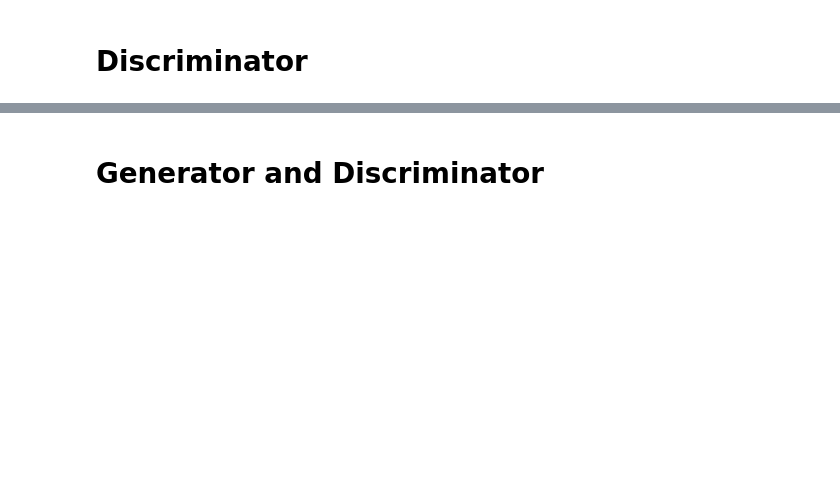
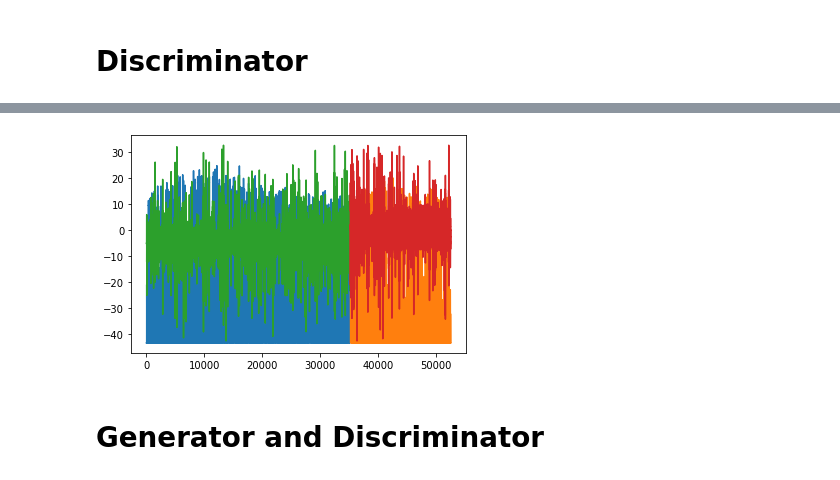
Before and after one commit to sone23/project, a Jupyter notebook: GAN.ipynb, the cells around one changed output, grey strips where cells are left out. Cells and saved outputs as stored; diff of their text form; code cells hidden in the pictures; blank space fills up the shorter version.

```diff
--- a/GAN.ipynb
+++ b/GAN.ipynb
@@ -155,27 +244,28 @@ def disc_results(testPredict, trainY, testY, disc_testPredict):
 # %%
-# trainPredictPlot = numpy.empty_like(dataset)
-# trainPredictPlot[:, :] = numpy.nan
-# trainPredictPlot[look_back:len(trainPredict)+look_back, :] = trainPredict
+trainPredictPlot = numpy.empty_like(dataset)
+trainPredictPlot[:, :] = numpy.nan
+trainPredictPlot[look_back:len(trainPredict)+look_back, :] = trainPredict
 
-# trainGenPlot = numpy.empty_like(dataset)
-# trainGenPlot[:, :] = numpy.nan
-# trainGenPlot[look_back:len(trainY)+look_back, :] = trainY
+trainGenPlot = numpy.empty_like(dataset)
+trainGenPlot[:, :] = numpy.nan
+trainGenPlot[look_back:len(trainY)+look_back, :] = trainY
 
-# # shift test predictions for plotting
-# testPredictPlot = numpy.empty_like(dataset)
-# testPredictPlot[:, :] = numpy.nan
-# testPredictPlot[len(trainPredict)+(look_back*2)+ (look_ahead * 2) + 1:len(dataset)-1, :] = disc_testPredict
+# shift test predictions for plotting
+testPredictPlot = numpy.empty_like(dataset)
+testPredictPlot[:, :] = numpy.nan
+testPredictPlot[len(trainPredict)+(look_back*2)+1:len(dataset)-1, :] = disc_testPredict
 
-# testGenPlot = numpy.empty_like(dataset)
-# testGenPlot[:, :] = numpy.nan
-# testGenPlot[len(traingen)+(look_back*2)+ (look_ahead * 2)+1:len(dataset)-1, :] = testY
-# # plot baseline and predictions
-# plt.plot(trainPredictPlot, label='Train data')
-# plt.plot(testPredictPlot, label='Test data')
-# plt.plot(trainGenPlot, label='Train Predict')
-# plt.plot(testGenPlot, label='Test Predict')
-# plt.legend()
-# plt.show()
+testGenPlot = numpy.empty_like(dataset)
+testGenPlot[:, :] = numpy.nan
+testGenPlot[len(traingen)+(look_back*2)+1:len(dataset)-1, :] = testY
+# plot baseline and predictions
+plt.plot(trainPredictPlot)
+plt.plot(testPredictPlot)
+plt.plot(trainGenPlot)
+plt.plot(testGenPlot)
+plt.show()
+# %% [output]
+[figure, added]
 # %% [markdown]
 # Generator and Discriminator
 # %%
```
Also changed, not shown: parts of 16 cells of this notebook.
